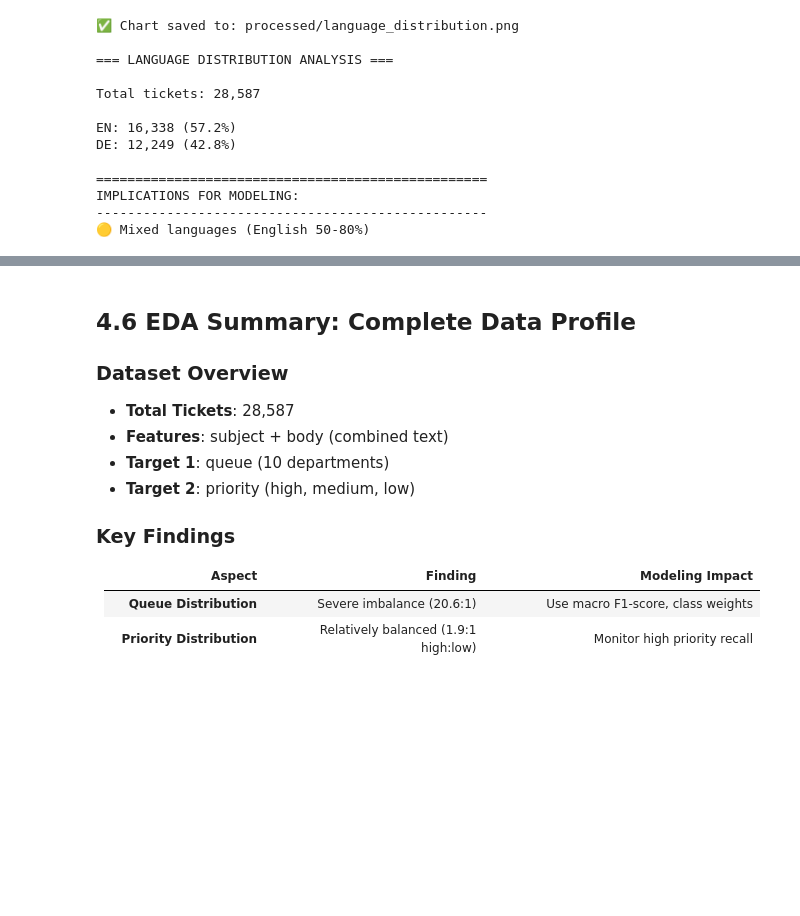
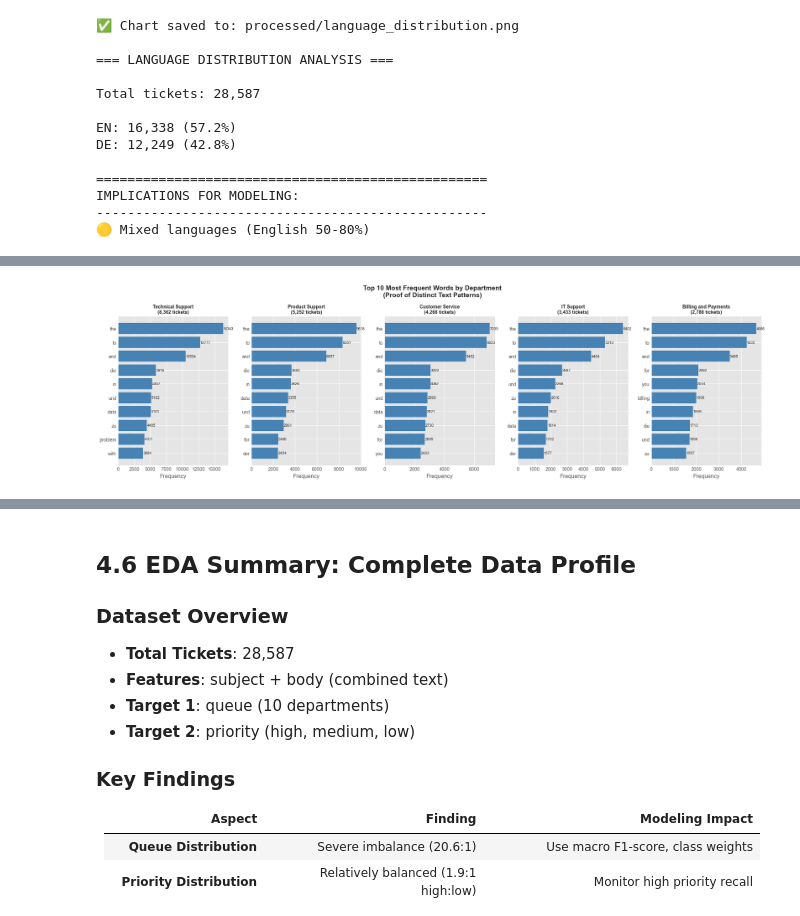
Before and after one commit to Aluka-Analysis/FUTURE_ML_02, a Jupyter notebook: notebooks/eda.ipynb, the cells around one changed output, grey strips where cells are left out. Drawn from its saved outputs; the diff is of its cells as text; code cells hidden in the pictures; blank space fills up the shorter version.

Commit message:
COMPLETE EDA ALONGSIDE CHARTS ON TEXT LENGTH, TOP WORDS BY QUEUE AND DISTINCTIVE WORS

```diff
--- a/notebooks/eda.ipynb
+++ b/notebooks/eda.ipynb
@@ -1134,0 +1154,82 @@ IMPLICATIONS FOR MODELING:
+# %%
+from sklearn.feature_extraction.text import CountVectorizer
+import matplotlib.pyplot as plt
+import numpy as np
+import pandas as pd
+
+# Validate input
+print("=== TOP WORDS BY DEPARTMENT ANALYSIS ===\n")
+
+# Get top 5 departments by volume for meaningful analysis
+dept_counts = df['queue'].value_counts()
+top_depts = dept_counts.head(5).index.tolist()
+
+print(f"Analyzing {len(top_depts)} departments:")
+for dept in top_depts:
+    print(f"  - {dept}: {dept_counts[dept]:,} tickets")
+
+# Create figure
+fig, axes = plt.subplots(1, len(top_depts), figsize=(20, 6))
+fig.suptitle('Top 10 Most Frequent Words by Department\n(Proof of Distinct Text Patterns)',
+             fontsize=14, fontweight='bold')
+
+words_by_dept = {}
+
+for idx, dept in enumerate(top_depts):
+    # Get tickets for this department
+    dept_text = df[df['queue'] == dept]['clean_text']
+
+    # Verify we have data
+    print(f"\nProcessing: {dept}")
+    print(f"  Tickets: {len(dept_text):,}")
+
+    if len(dept_text) == 0:
+        print(f"  ⚠️ No tickets found for {dept}")
+        axes[idx].text(0.5, 0.5, 'No Data', ha='center', va='center')
+        axes[idx].set_title(dept)
+        continue
+
+    # Create vectorizer
+    vectorizer = CountVectorizer(
+        max_features=10,
+        stop_words=None,  # Keep all words to show raw patterns
+        lowercase=True
+    )
+
+    # Fit and transform
+    dtm = vectorizer.fit_transform(dept_text)
+
+    # Get word counts
+    word_counts = np.array(dtm.sum(axis=0)).flatten()
+    words = vectorizer.get_feature_names_out()
+
+    # Sort by frequency
+    sorted_idx = np.argsort(word_counts)[::-1]
+    top_words = [words[i] for i in sorted_idx[:10]]
+    top_counts = [word_counts[i] for i in sorted_idx[:10]]
+
+    # Store for interpretation
+    words_by_dept[dept] = top_words
+
+    # Create horizontal bar chart
+    axes[idx].barh(top_words, top_counts, color='steelblue')
+    axes[idx].set_title(f'{dept}\n({len(dept_text):,} tickets)', fontsize=10, fontweight='bold')
+    axes[idx].set_xlabel('Frequency')
+    axes[idx].invert_yaxis()
+
+    # Add value labels
+    for i, (word, count) in enumerate(zip(top_words, top_counts)):
+        axes[idx].text(count + 5, i, str(count), va='center', fontsize=8)
+
+plt.tight_layout()
+plt.savefig(r'C:\Users\DOUBLE J\Documents\data-projects\FUTURE_ML_02\data\processed\top_words_by_queue.png', dpi=300, bbox_inches='tight', facecolor='white')
+plt.show()
+
+# Print summary for documentation
+print("\n" + "="*60)
+print("TOP WORDS BY DEPARTMENT:")
+print("-"*60)
+for dept, words in words_by_dept.items():
+    print(f"\n{dept}:")
+    print(f"  {', '.join(words[:5])}")
+# %% [output]
@@ -1134,0 +1253 @@ IMPLICATIONS FOR MODELING:
+[figure, added]
```
Also changed, not shown: parts of 13 cells of this notebook, 4 other files.
